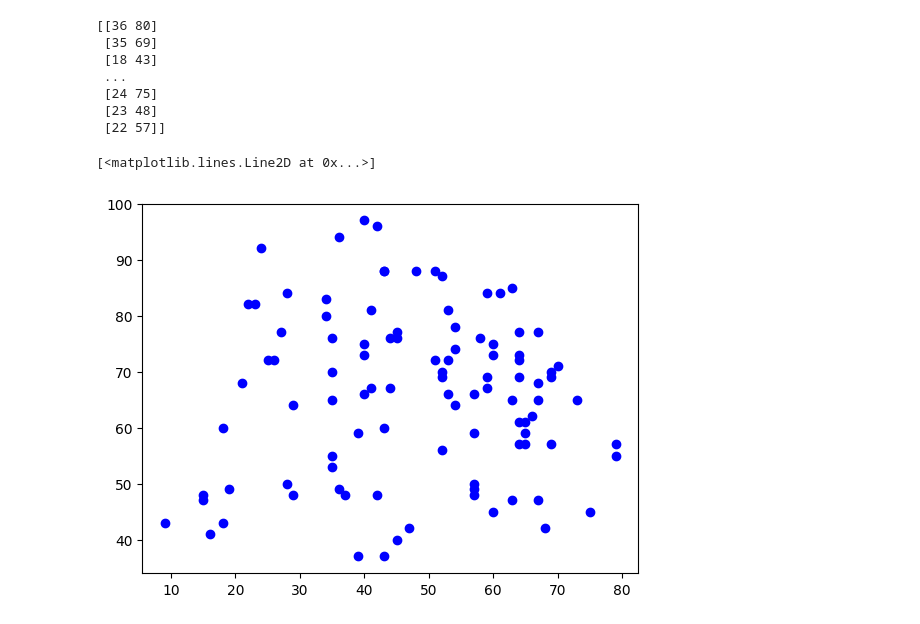
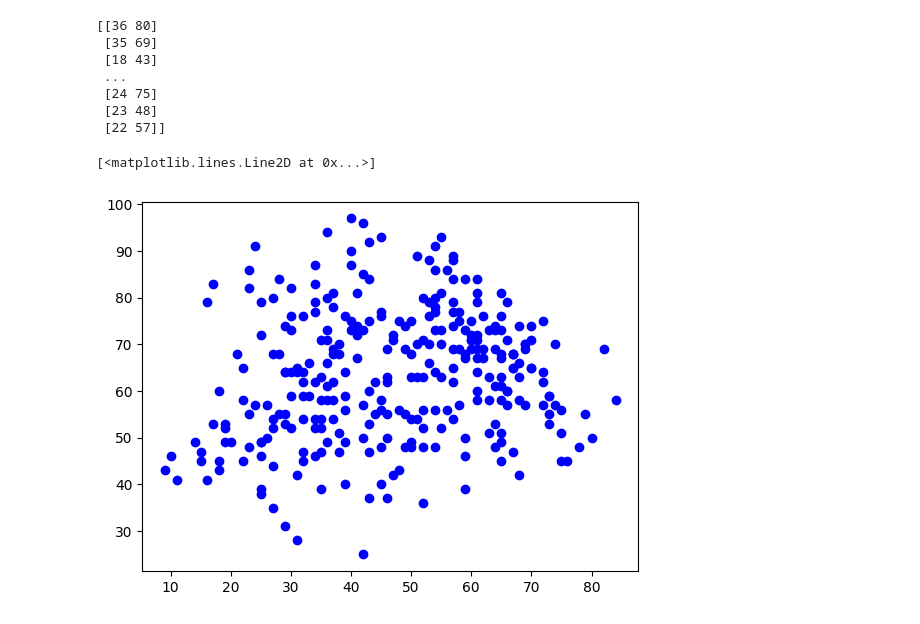
Before and after one commit to VarinKala26/CoresetsForProjectiveClustering, a Jupyter notebook: v1_coresetsforprojectiveclustering.ipynb, the cells around one changed output. Cells and saved outputs as stored; diff of their text form; code cells hidden in the pictures.

```diff
--- a/v1_coresetsforprojectiveclustering.ipynb
+++ b/v1_coresetsforprojectiveclustering.ipynb
@@ -76,18 +76,18 @@ print(data_arr)
 # %%
 import random
 
-random_seed = 1
-data_freq = 100
+random_seed = 6
+data_freq = 300
 # data = data_arr[:data_freq, :]
 random.seed(random_seed)
 indices = random.sample(range(data_arr.shape[0]), data_freq)
 
 data = data_arr[indices, :]
 
 plt.plot(data[:, 0], data[:, 1], marker='o', linestyle=' ', color='blue', label='Bike Data')
 # %% [output]
 [<matplotlib.lines.Line2D at 0x...>]
-[figure, old version]
+[figure, new version]
 # %%
 def _1flat(p1, p2):
     '''
```
Also changed, not shown: parts of 13 cells of this notebook.
